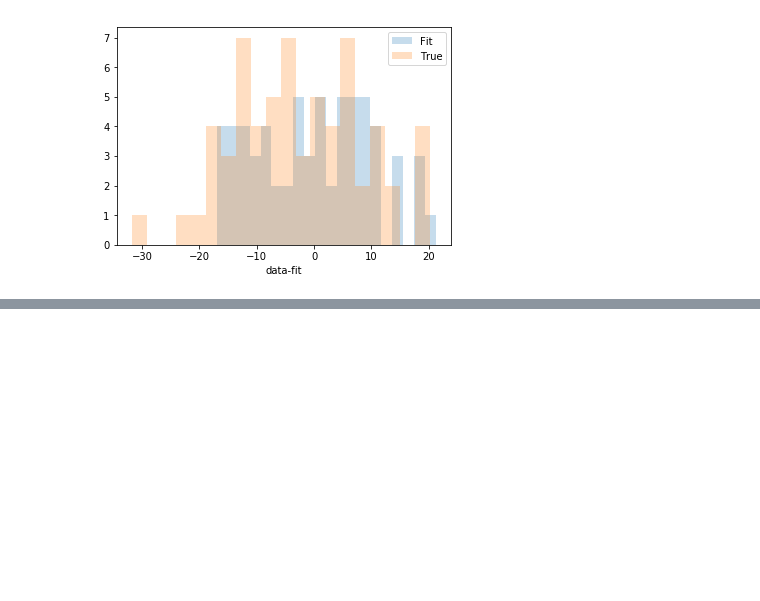
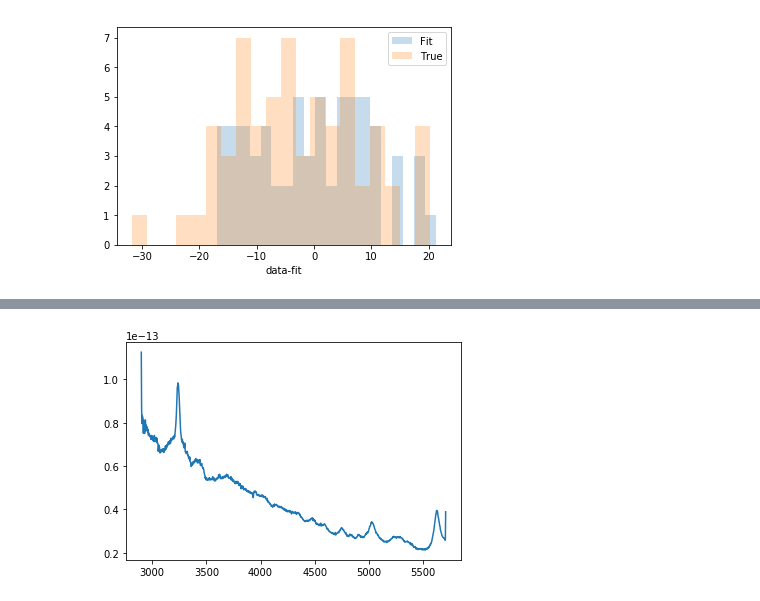
Before and after one commit to kylermurphy/astr288p_2018, a Jupyter notebook: notebooks/Lecture11_09-fitting.ipynb, the cells around one changed output, grey strips where cells are left out. Cells and saved outputs as stored; diff of their text form; code cells hidden in the pictures; blank space fills up the shorter version.

```diff
--- a/notebooks/Lecture11_09-fitting.ipynb
+++ b/notebooks/Lecture11_09-fitting.ipynb
@@ -512,0 +519,9 @@ plt.show()
+# %%
+from astropy.io import fits
+dat = fits.open('../data/3c273.fits')[1].data
+wlen = dat.field('WAVELENGTH')
+flux = dat.field('FLUX')
+# %%
+plt.plot(wlen,flux);
+# %% [output]
+[figure, added]
```
Also changed, not shown: parts of 1 cell of this notebook.
